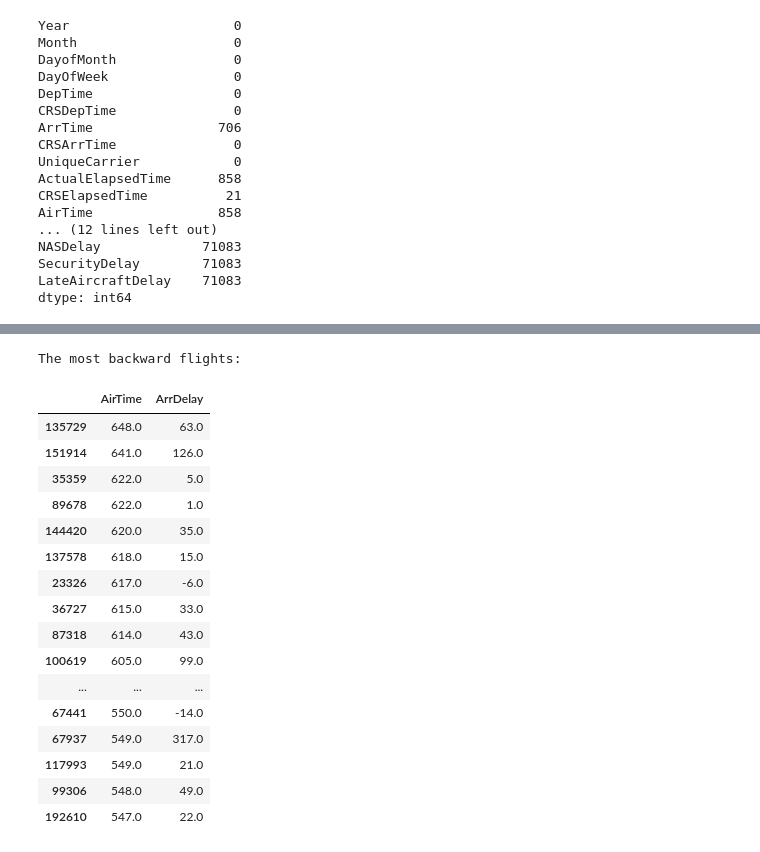
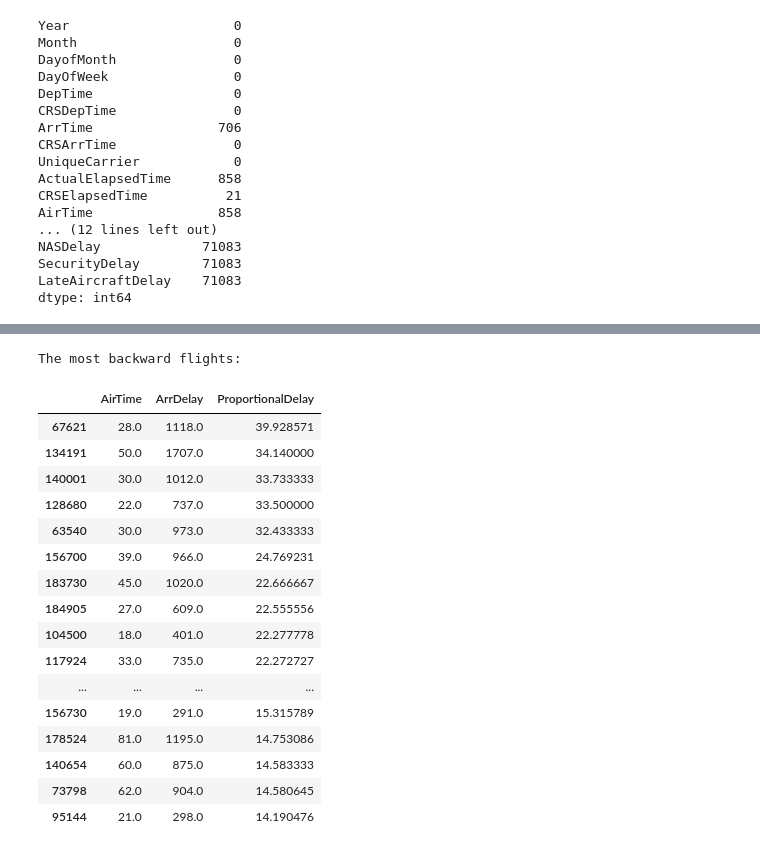
Before and after one commit to dfneto/itacademy, a Jupyter notebook: sprint3_numpy_and_pandas/task2.ipynb, the cells around one changed output, grey strips where cells are left out. Saved outputs shown, nothing was run; the diff lists cells and outputs as text; code cells hidden in the pictures.

```diff
--- a/sprint3_numpy_and_pandas/task2.ipynb
+++ b/sprint3_numpy_and_pandas/task2.ipynb
@@ -169,24 +194,39 @@ The longest flights:
-# %%
-# A ideia eh procurar relações entre as duas variáveis
-# And the most backward? Look for the longest routes and those with the most delays.
-print("The most backward flights:\n")
-df.sort_values(by=['AirTime', 'ArrDelay'], ascending=[False, False]).iloc[0:50][['AirTime', 'ArrDelay']]
-# %% [output]
-The most backward flights:
-|  | AirTime | ArrDelay |
-| 135729 | 648.0 | 63.0 |
-| 151914 | 641.0 | 126.0 |
-| 35359 | 622.0 | 5.0 |
-| 89678 | 622.0 | 1.0 |
-| 144420 | 620.0 | 35.0 |
-| 137578 | 618.0 | 15.0 |
-| 23326 | 617.0 | -6.0 |
-| 36727 | 615.0 | 33.0 |
-| 87318 | 614.0 | 43.0 |
-| 100619 | 605.0 | 99.0 |
-| ... | ... | ... |
-| 67441 | 550.0 | -14.0 |
-| 67937 | 549.0 | 317.0 |
-| 117993 | 549.0 | 21.0 |
-| 99306 | 548.0 | 49.0 |
-| 192610 | 547.0 | 22.0 |
+# %%
+# And the most backward? Look for the longest routes and those with the most delays.
+# We understand that the ArrDelay is more significative than the others delayed and we are going to use this in our case.
+
+# First lets remove the negative delays, because it doesn't make sense
+drop_indices = df[df.ArrDelay < 0].index
+df.drop(drop_indices, inplace=True)
+
+# And also delete the flights that have AirTime less than 5
+drop_indices = df[df.AirTime < 5].index
+df.drop(drop_indices, inplace=True)
+
+# To understand better, lets just take a look at the 30 flights ordered by the longest flight and by the biggest delay
+df.sort_values(by=['AirTime', 'ArrDelay'], ascending=[False, False]).iloc[0:30][['AirTime', 'ArrDelay']]
+
+# Finally, lets create a column that is ArrDelay/AirTime
+df["Proportional%Delay"] = (df.ArrDelay / df.AirTime)
+
+print("The most backward flights:\n")
+df.sort_values(by='ProportionalDelay', ascending=False).iloc[0:30][['AirTime', 'ArrDelay','ProportionalDelay']]
+# %% [output]
+The most backward flights:
+|  | AirTime | ArrDelay | ProportionalDelay |
+| 67621 | 28.0 | 1118.0 | 39.928571 |
+| 134191 | 50.0 | 1707.0 | 34.140000 |
+| 140001 | 30.0 | 1012.0 | 33.733333 |
+| 128680 | 22.0 | 737.0 | 33.500000 |
+| 63540 | 30.0 | 973.0 | 32.433333 |
+| 156700 | 39.0 | 966.0 | 24.769231 |
+| 183730 | 45.0 | 1020.0 | 22.666667 |
+| 184905 | 27.0 | 609.0 | 22.555556 |
+| 104500 | 18.0 | 401.0 | 22.277778 |
+| 117924 | 33.0 | 735.0 | 22.272727 |
+| ... | ... | ... | ... |
+| 156730 | 19.0 | 291.0 | 15.315789 |
+| 178524 | 81.0 | 1195.0 | 14.753086 |
+| 140654 | 60.0 | 875.0 | 14.583333 |
+| 73798 | 62.0 | 904.0 | 14.580645 |
+| 95144 | 21.0 | 298.0 | 14.190476 |
```
Also changed, not shown: parts of 6 cells of this notebook, 1 other file.
